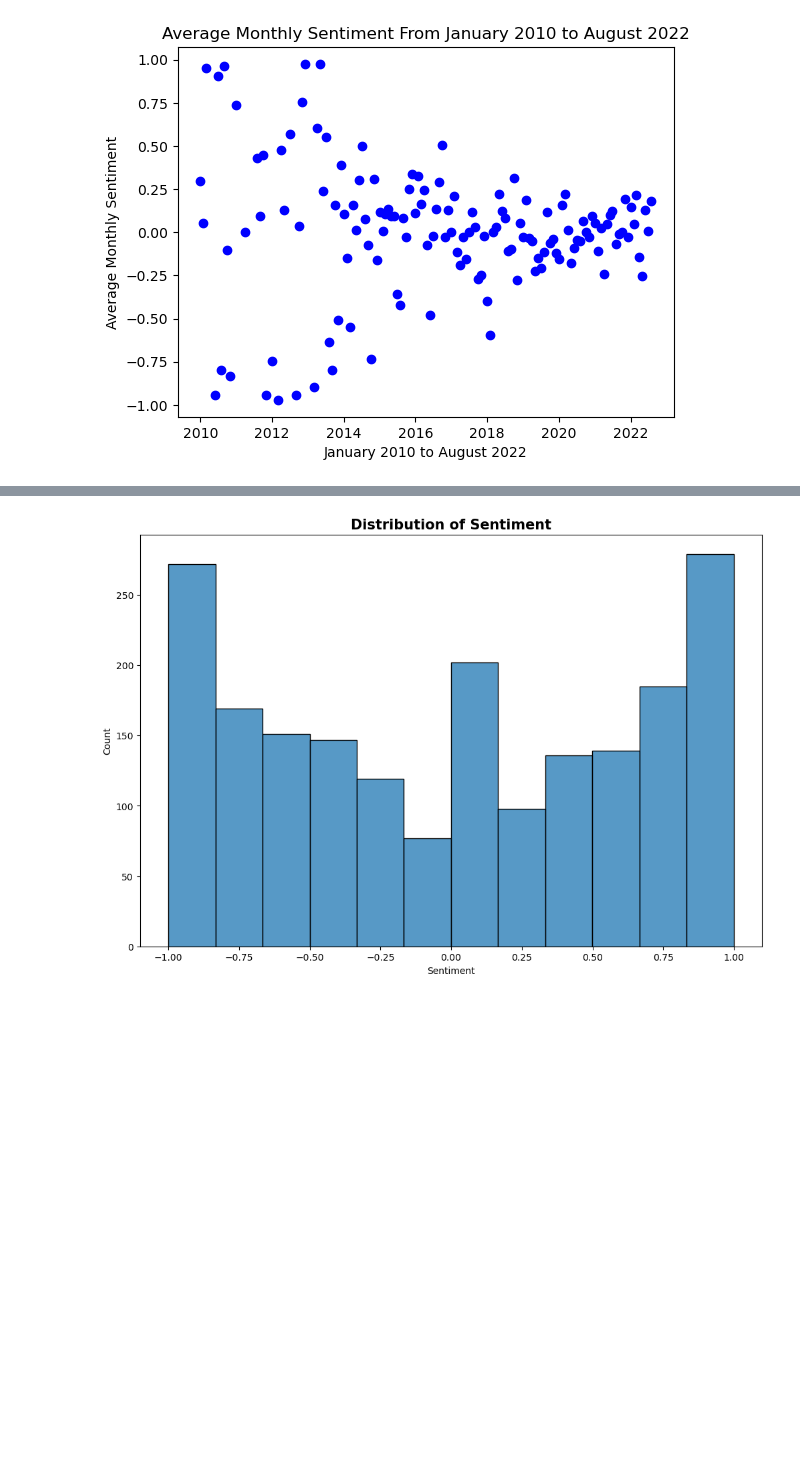
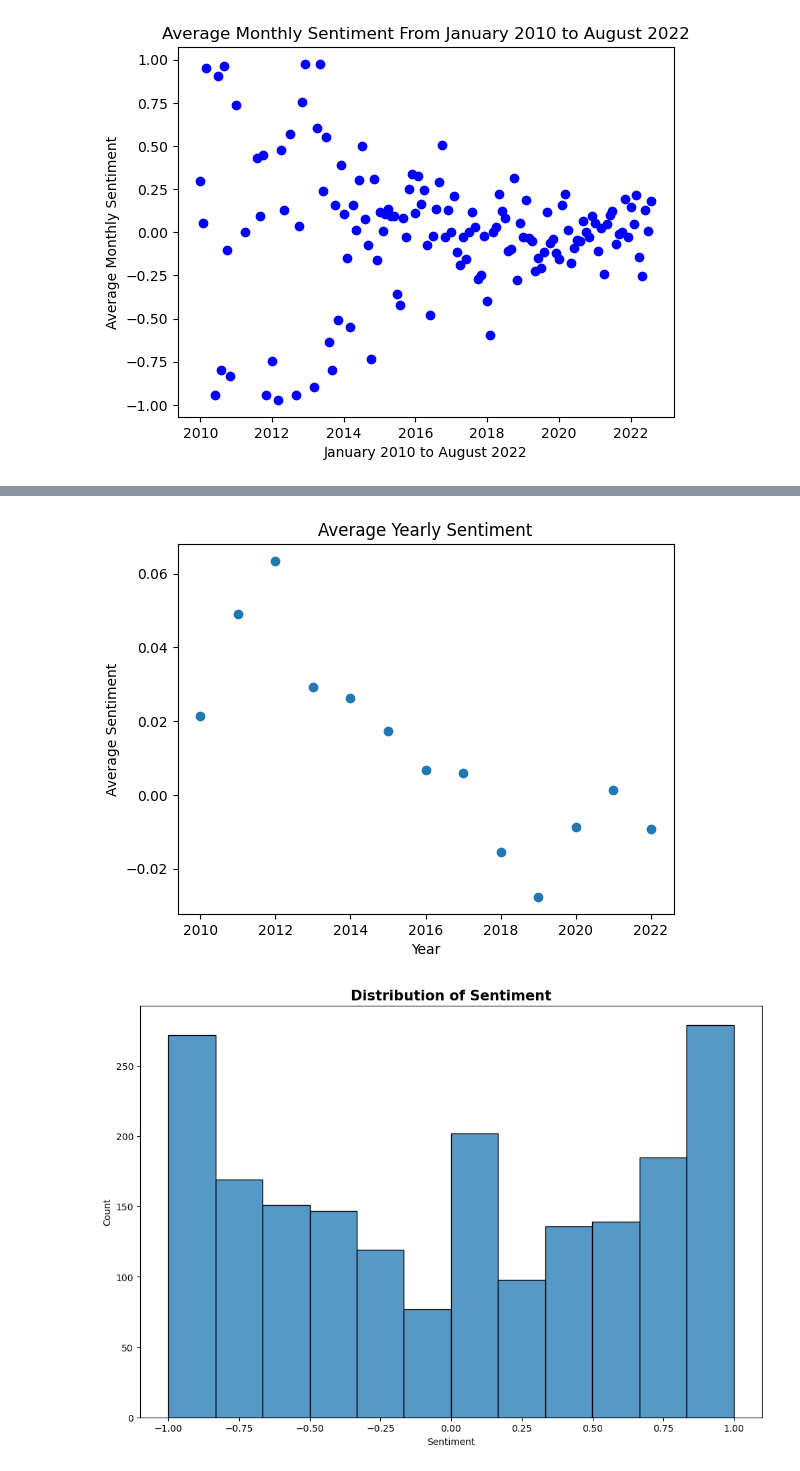
Before and after one commit to tobiaswtzl/dlss-project24, a Jupyter notebook: code/descriptives.ipynb, the cells around one changed output, grey strips where cells are left out. Cells and saved outputs as stored; diff of their text form; code cells hidden in the pictures; blank space fills up the shorter version.

```diff
--- a/code/descriptives.ipynb
+++ b/code/descriptives.ipynb
@@ -168,3 +200,20 @@ plt.show()
+# %%
+# Plot the data
+plt.scatter(avgYearlySentimentSeries.index, avgYearlySentimentSeries,  label="Yearly Average Sentiment")
+
+# Set the title
+plt.title("Average Yearly Sentiment")
+
+# Label the x-axis
+plt.xlabel("Year")
+
+# Label the y-axis
+plt.ylabel("Average Sentiment")
+
+# Show the plot
+plt.show()
+# %% [output]
+[figure, added]
 # %%
 # Create figure and size
 plt.figure(figsize=(12, 8))
```
Also changed, not shown: parts of 3 cells of this notebook, 1 other file.
